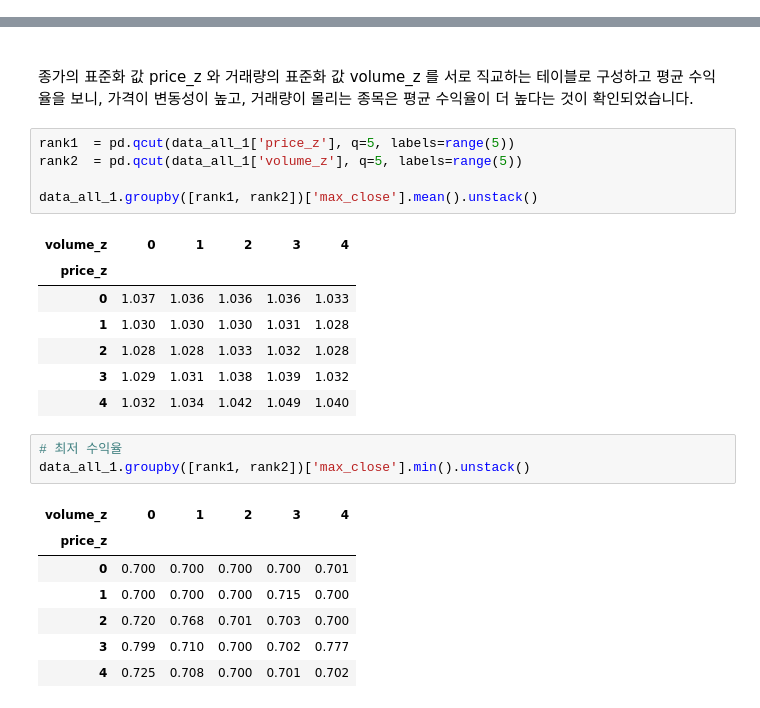
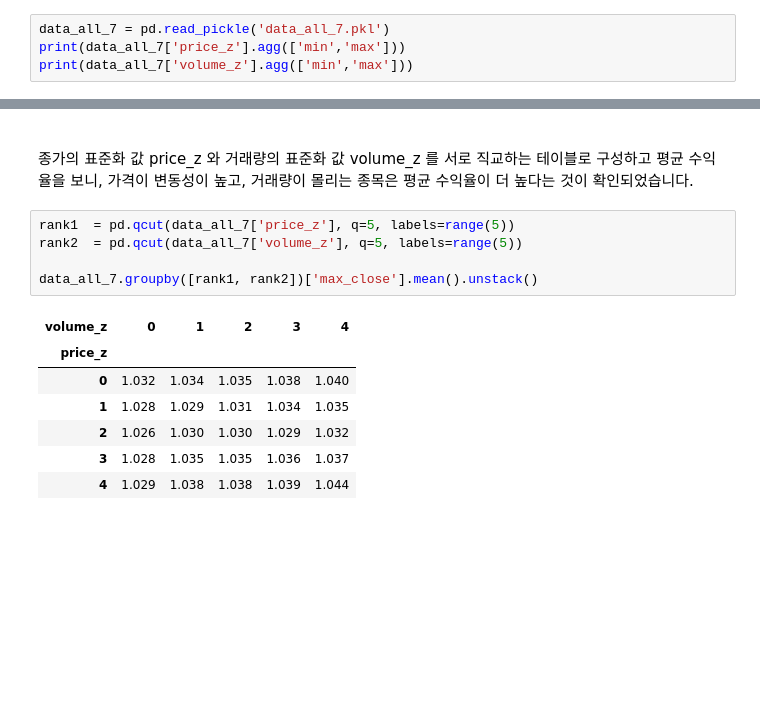
Before and after one commit to occam-KHS/Hanbit-Media, a Jupyter notebook: 4.4.7 Hypothesis 1.ipynb, the cells around one changed output, grey strips where cells are left out. Cells and saved outputs as stored; diff of their text form; blank space fills up the shorter version.

```diff
--- a/4.4.7 Hypothesis 1.ipynb
+++ b/4.4.7 Hypothesis 1.ipynb
@@ -69,0 +69,4 @@ data_all_1.to_pickle('data_all_1.pkl')
+# %%
+data_all_7 = pd.read_pickle('data_all_7.pkl')
+print(data_all_7['price_z'].agg(['min','max']))
+print(data_all_7['volume_z'].agg(['min','max']))
@@ -70,26 +92,15 @@ data_all_1.to_pickle('data_all_1.pkl')
 # %% [markdown]
 <br> 종가의 표준화 값 price_z 와 거래량의 표준화 값 volume_z 를 서로 직교하는 테이블로 구성하고 평균 수익율을 보니, 가격이 변동성이 높고, 거래량이 몰리는 종목은 평균 수익율이 더 높다는 것이 확인되었습니다.
 # %%
-rank1  = pd.qcut(data_all_1['price_z'], q=5, labels=range(5))
-rank2  = pd.qcut(data_all_1['volume_z'], q=5, labels=range(5))
+rank1  = pd.qcut(data_all_7['price_z'], q=5, labels=range(5))
+rank2  = pd.qcut(data_all_7['volume_z'], q=5, labels=range(5))
 
-data_all_1.groupby([rank1, rank2])['max_close'].mean().unstack()
+data_all_7.groupby([rank1, rank2])['max_close'].mean().unstack()
 # %% [output]
 | volume_z | 0 | 1 | 2 | 3 | 4 |
 | price_z |  |  |  |  |  |
-| 0 | 1.037 | 1.036 | 1.036 | 1.036 | 1.033 |
-| 1 | 1.030 | 1.030 | 1.030 | 1.031 | 1.028 |
-| 2 | 1.028 | 1.028 | 1.033 | 1.032 | 1.028 |
-| 3 | 1.029 | 1.031 | 1.038 | 1.039 | 1.032 |
-| 4 | 1.032 | 1.034 | 1.042 | 1.049 | 1.040 |
+| 0 | 1.032 | 1.034 | 1.035 | 1.038 | 1.040 |
+| 1 | 1.028 | 1.029 | 1.031 | 1.034 | 1.035 |
+| 2 | 1.026 | 1.030 | 1.030 | 1.029 | 1.032 |
+| 3 | 1.028 | 1.035 | 1.035 | 1.036 | 1.037 |
+| 4 | 1.029 | 1.038 | 1.038 | 1.039 | 1.044 |
-# %%
-# 최저 수익율
-data_all_1.groupby([rank1, rank2])['max_close'].min().unstack()
-# %% [output]
-| volume_z | 0 | 1 | 2 | 3 | 4 |
-| price_z |  |  |  |  |  |
-| 0 | 0.700 | 0.700 | 0.700 | 0.700 | 0.701 |
-| 1 | 0.700 | 0.700 | 0.700 | 0.715 | 0.700 |
-| 2 | 0.720 | 0.768 | 0.701 | 0.703 | 0.700 |
-| 3 | 0.799 | 0.710 | 0.700 | 0.702 | 0.777 |
-| 4 | 0.725 | 0.708 | 0.700 | 0.701 | 0.702 |
```
Also changed, not shown: parts of 6 cells of this notebook, 10 other files.
